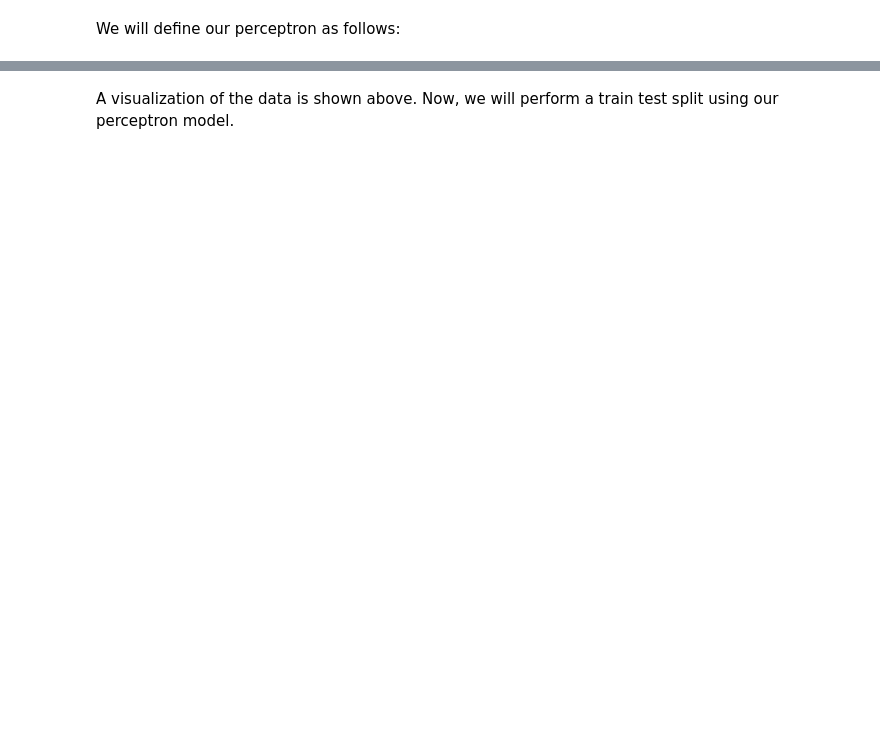
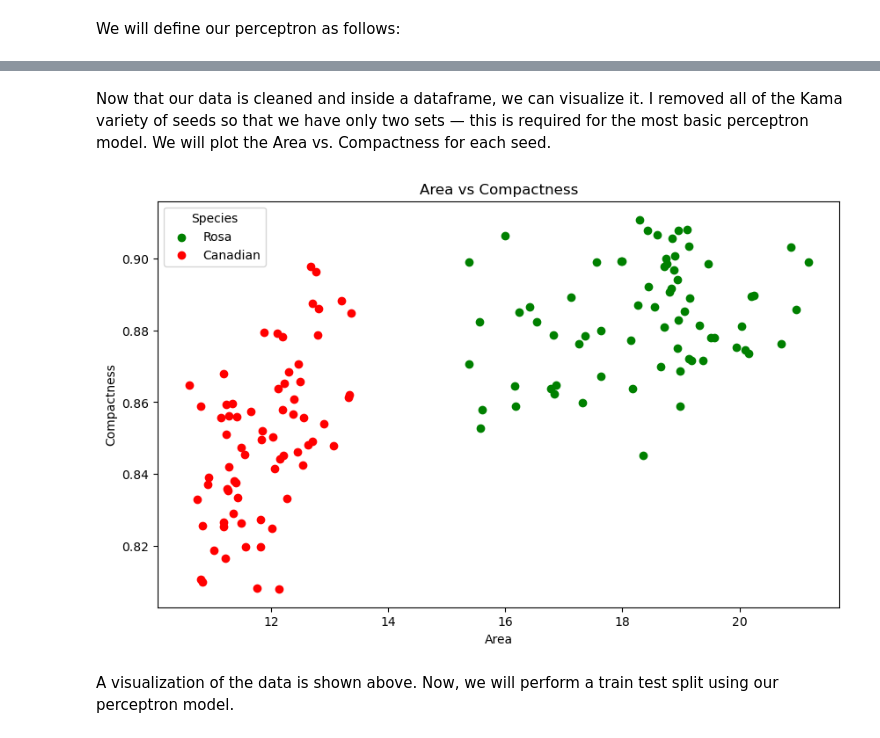
Before and after one commit to Becxster/INDE-577, a Jupyter notebook: Supervised Learning/The Perceptron/Perceptron.ipynb, the cells around one changed output, grey strips where cells are left out. Saved outputs shown, nothing was run; the diff lists cells and outputs as text; code cells hidden in the pictures; blank space fills up the shorter version.

```diff
--- a/Supervised Learning/The Perceptron/Perceptron.ipynb
+++ b/Supervised Learning/The Perceptron/Perceptron.ipynb
@@ -112,3 +156,22 @@ plt.show()
+# %% [markdown]
+Now that our data is cleaned and inside a dataframe, we can visualize it. I removed all of the Kama variety of seeds so that we have only two sets — this is required for the most basic perceptron model. We will plot the Area vs. Compactness for each seed.
+# %%
+import matplotlib.pyplot as plt
+
+# Create the scatter plot
+plt.figure(figsize=(10, 6))
+colors = {'Rosa': 'green', 'Canadian': 'red'}
+for variety in ['Rosa', 'Canadian']:
+    subset = df_clean[df_clean['Wheat_Variety'] == variety]
+    plt.scatter(subset['area'], subset['compactness'], label=variety, color=colors[variety])
+
+plt.title('Area vs Compactness')
+plt.xlabel('Area')
+plt.ylabel('Compactness')
+plt.legend(title='Species')
+plt.show()
+# %% [output]
+[figure, added]
 # %% [markdown]
 A visualization of the data is shown above. Now, we will perform a train test split using our perceptron model.
 # %%
```
Also changed, not shown: parts of 15 cells of this notebook, 5 other files.
